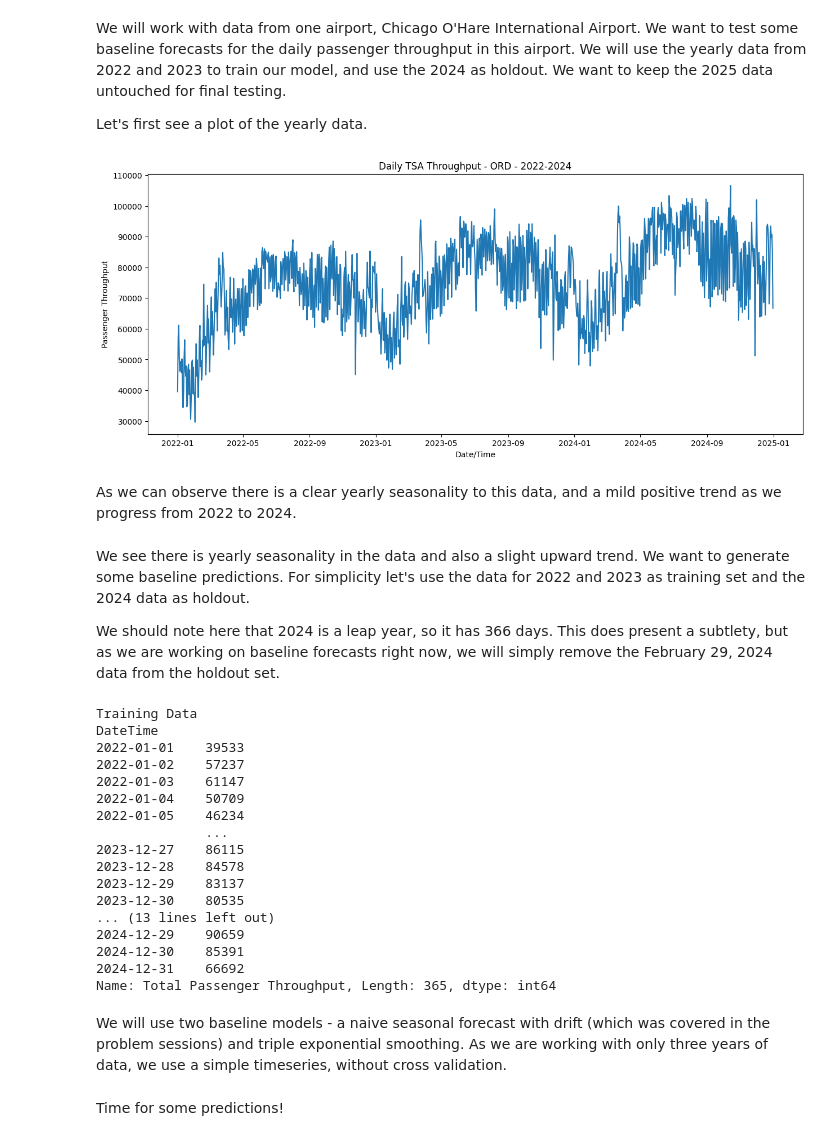
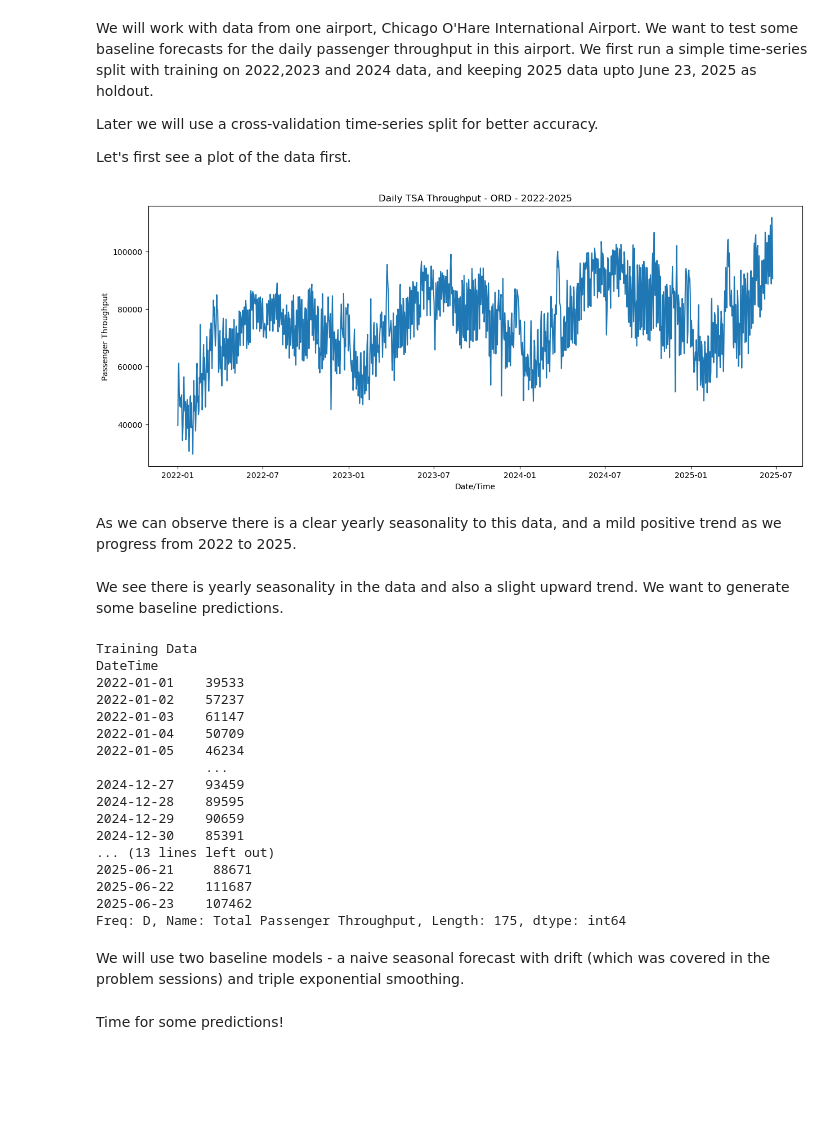
Before and after one commit to Erdos-Projects/spring-2026-busy-airports, a Jupyter notebook: notebooks/Baseline Forecasts.ipynb, the cells around one changed output. Saved outputs shown, nothing was run; the diff lists cells and outputs as text; code cells hidden in the pictures; blank space fills up the shorter version.

```diff
--- a/notebooks/Baseline Forecasts.ipynb
+++ b/notebooks/Baseline Forecasts.ipynb
@@ -17,40 +19,43 @@ tsa_data['DateTime'] = pd.to_datetime(tsa_data['DateTime']) #Changing datetime c
 tsa_airport_data = tsa_data.groupby(["DateTime", "Airport Code", "Airport Name", "City", "State"], as_index=False)["Total Passenger Throughput"].sum()
 # %% [markdown]
 We will work with data from one airport, Chicago O'Hare International Airport.
-We want to test some baseline forecasts for the daily passenger throughput in this airport. We will use the yearly data from 2022 and 2023 to train our model, and use the 2024 as holdout. We want to keep the 2025 data untouched for final testing.
+We want to test some baseline forecasts for the daily passenger throughput in this airport.
+We first run a simple time-series split with training on 2022,2023 and 2024 data, and keeping 2025 data upto June 23, 2025 as holdout.
 
-Let's first see a plot of the yearly data.
+Later we will use a cross-validation time-series split for better accuracy.
+
+Let's first see a plot of the data first.
 # %%
 
 ord_data = tsa_airport_data[tsa_airport_data['Airport Code'] == 'ORD'] #Fixing our airport to be O'Hare
+ord_data = tsa_airport_data[tsa_airport_data['Airport Code'] == 'ORD']
 
-#Let's plot the daily passenger throughput at this airport for the years 2022, 2023, 2024
-years=[2022,2023,2024]
-ord_data_res=ord_data[ord_data['DateTime'].dt.year.isin(years)]
-ord_daily = ord_data_res.groupby(pd.Grouper(key='DateTime', freq='D'))['Total Passenger Throughput'].sum()
+ord_daily = ord_data.groupby(pd.Grouper(key='DateTime', freq='D'))['Total Passenger Throughput'].sum()
+ord_daily = ord_daily.reset_index()
+ord_daily.columns = ['DateTime', 'Total Passenger Throughput']
+
+ord_daily = ord_daily[ord_daily['DateTime'] <= '2025-06-24'] #We only want to use data up to June 24, 2025
 plt.figure(figsize=(15, 6))
-plt.plot(ord_daily.index, ord_daily)
-plt.title('Daily TSA Throughput - ORD - 2022-2024')
+plt.plot(ord_daily['DateTime'], ord_daily['Total Passenger Throughput'])
+plt.title('Daily TSA Throughput - ORD - 2022-2025')
 plt.xlabel('Date/Time')
 plt.ylabel('Passenger Throughput')
 plt.show()
 # %% [output]
-[figure, old version]
+[figure, new version]
 # %% [markdown]
-As we can observe there is a clear yearly seasonality to this data, and a mild positive trend as we progress from 2022 to 2024.
+As we can observe there is a clear yearly seasonality to this data, and a mild positive trend as we progress from 2022 to 2025.
 # %% [markdown]
 We see there is yearly seasonality in the data and also a slight upward trend.
-We want to generate some baseline predictions. For simplicity let's use the data for 2022 and 2023 as training set and the 2024 data as holdout.
-
-We should note here that 2024 is a leap year, so it has 366 days. This does present a subtlety, but as we are working on baseline forecasts right now, we will simply remove the February 29, 2024 data from the holdout set.
+We want to generate some baseline predictions.
 # %%
 #Selecting the Training Data
-ord_data_train=ord_data[ord_data['DateTime'].dt.year.isin([2022,2023])]
+ord_data_train=ord_data[ord_data['DateTime'] < '2025-01-01']
 ord_daily_train=ord_data_train.groupby(pd.Grouper(key='DateTime', freq='D'))['Total Passenger Throughput'].sum()
 #Selecting the Holdout Data
-ord_data_ho=ord_data[ord_data['DateTime'].dt.year==2024]
+ord_data_ho=ord_data[(ord_data['DateTime'] > '2024-12-31') & (ord_data['DateTime'] < '2025-06-24')]
 ord_daily_ho=ord_data_ho.groupby(pd.Grouper(key='DateTime', freq='D'))['Total Passenger Throughput'].sum()
-ord_daily_ho=ord_daily_ho.drop('2024-02-29')
+
 print('Training Data')
 print(ord_daily_train)
 print("")
@@ -65,15 +70,14 @@ DateTime
 2022-01-04    50709
 2022-01-05    46234
               ...
-2023-12-27    86115
-2023-12-28    84578
-2023-12-29    83137
-2023-12-30    80535
-... (13 lines left out)
+2024-12-27    93459
+2024-12-28    89595
 2024-12-29    90659
 2024-12-30    85391
-2024-12-31    66692
-Name: Total Passenger Throughput, Length: 365, dtype: int64
+... (13 lines left out)
+2025-06-21     88671
+2025-06-22    111687
+2025-06-23    107462
+Freq: D, Name: Total Passenger Throughput, Length: 175, dtype: int64
 # %% [markdown]
 We will use two baseline models - a naive seasonal forecast with drift (which was covered in the problem sessions) and triple exponential smoothing.
-As we are working with only three years of data, we use a simple timeseries, without cross validation.
```
Also changed, not shown: parts of 16 cells of this notebook, 1 other file.
